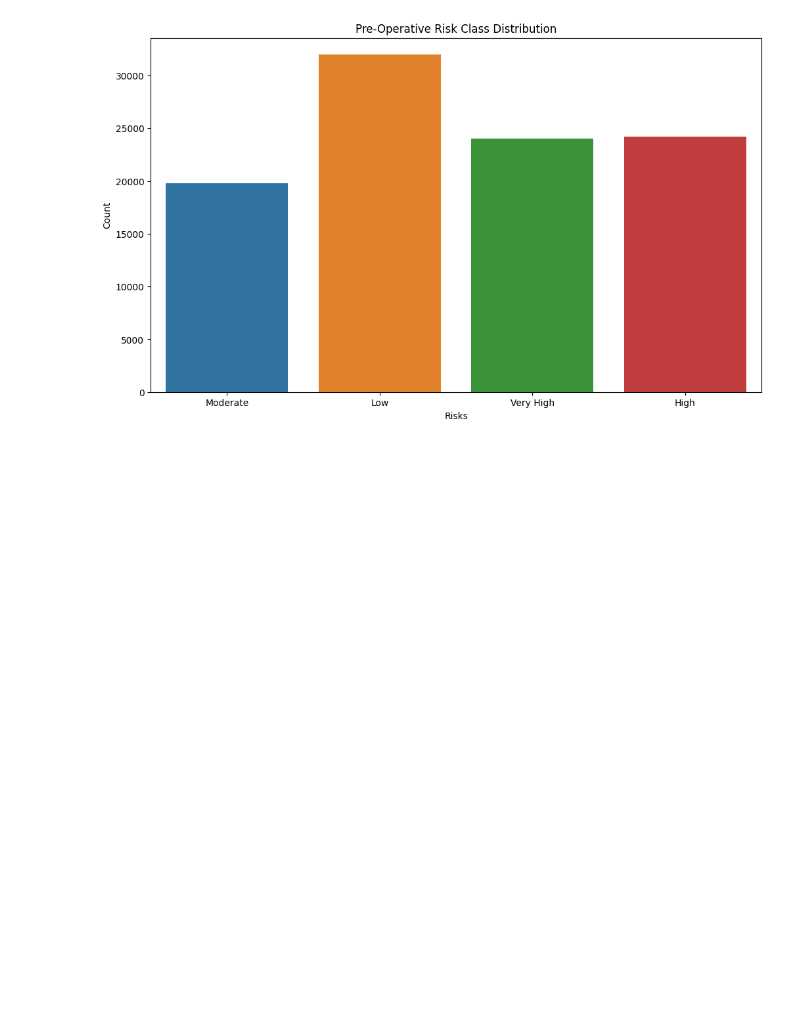
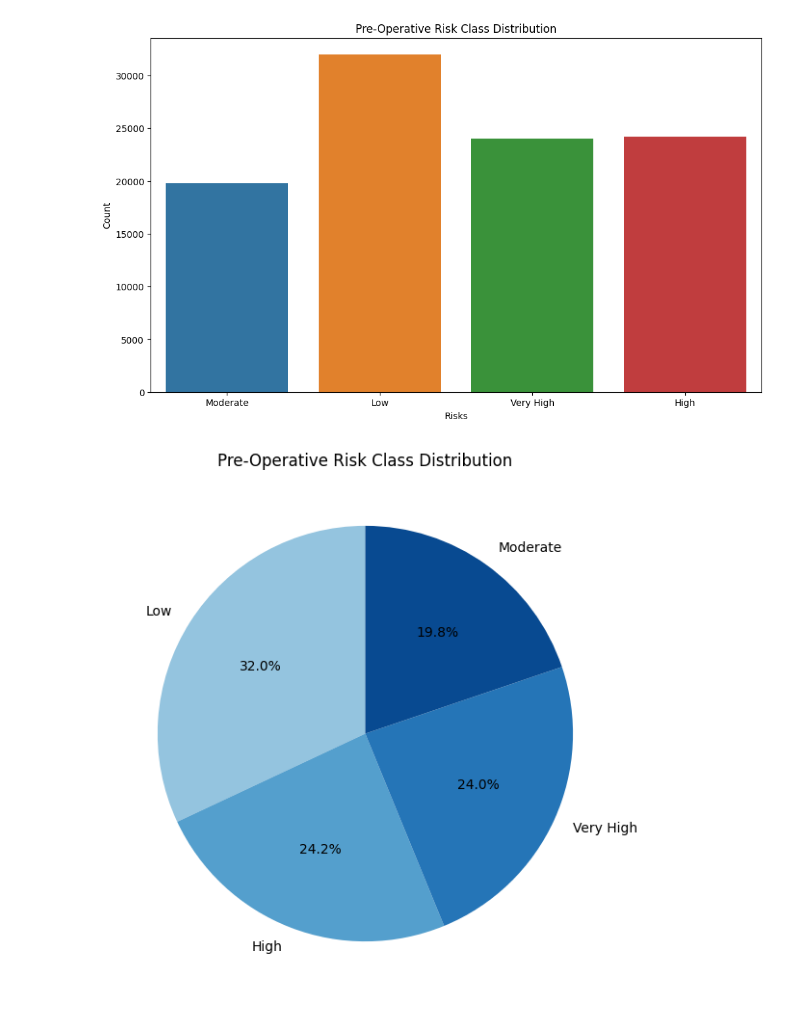
Before and after one commit to JinnOppa/MedInsight, a Jupyter notebook: Source/EDA/surgery_EDA.ipynb, the cells around one changed output. Saved outputs shown, nothing was run; the diff lists cells and outputs as text; code cells hidden in the pictures; blank space fills up the shorter version.

```diff
--- a/Source/EDA/surgery_EDA.ipynb
+++ b/Source/EDA/surgery_EDA.ipynb
@@ -55,3 +55,25 @@ plt.title("Pre-Operative Risk Class Distribution")
 plt.show()
 # %% [output]
 [figure]
+# %%
+# Calculate the counts for each risk class
+risk_counts = df['preoperative_risk_class'].value_counts()
+
+# Create a blue gradient color palette
+colors = plt.cm.Blues(np.linspace(0.4, 0.9, len(risk_counts)))
+
+# Create a pie chart
+fig, ax = plt.subplots(figsize=(12, 7))
+ax.pie(
+    risk_counts,
+    labels=risk_counts.index,
+    autopct='%1.1f%%',
+    startangle=90,
+    colors=colors
+)
+
+# Set the title
+ax.set_title("Pre-Operative Risk Class Distribution")
+plt.show()
+# %% [output]
+[figure, added]
```
Also changed, not shown: 1 other file.
